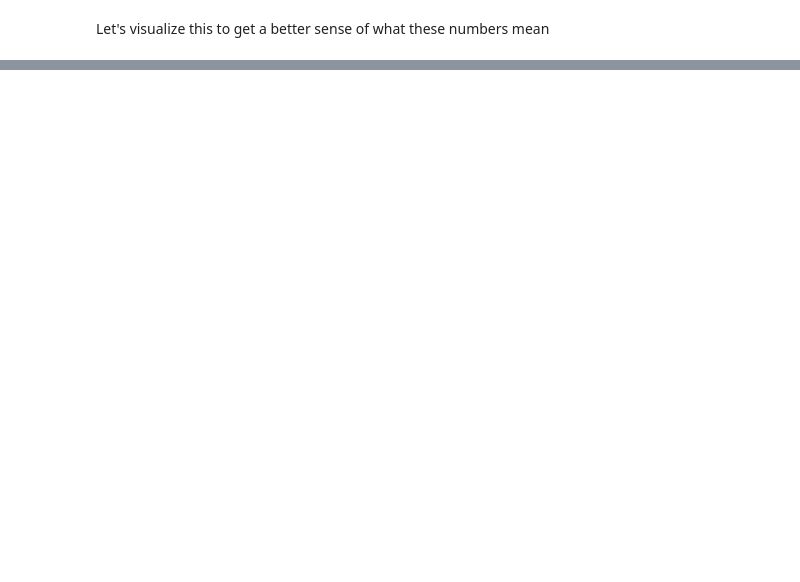
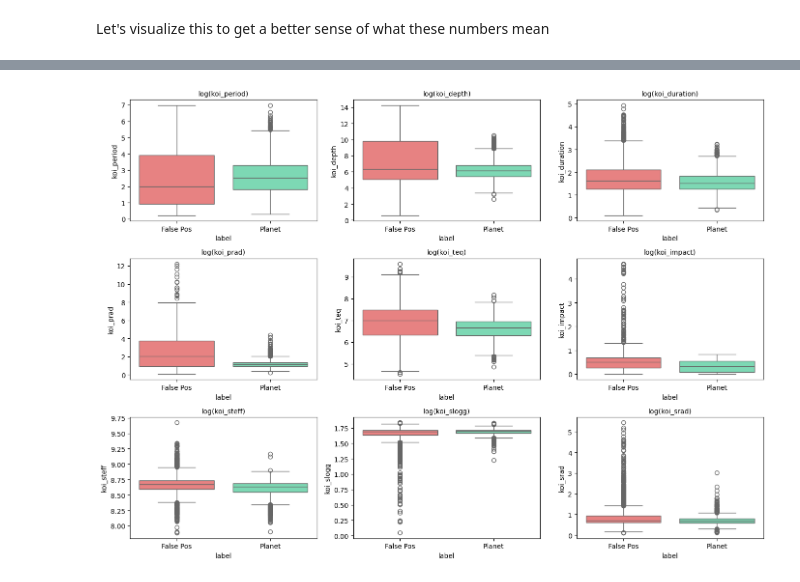
Before and after one commit to GitWorkingTime/exoplanet-transit-classifier, a Jupyter notebook: notebook/eda.ipynb, the cells around one changed output, grey strips where cells are left out. Cells and saved outputs as stored; diff of their text form; code cells hidden in the pictures; blank space fills up the shorter version.

```diff
--- a/notebook/eda.ipynb
+++ b/notebook/eda.ipynb
@@ -125,0 +213,15 @@ Right now, we can take note of how `koi_period`, `koi_depth`, `koi_prad`, `koi_d
+# %%
+fig, axes = plt.subplots(3, 3, figsize=(14, 10))
+for ax, col in zip(axes.ravel(), key_features):
+    data = df[[col, 'label']].dropna()
+    if col in log_features:
+        data[col] = np.log1p(data[col])
+    sns.boxplot(data=data, x='label', y=col, ax=ax,
+                hue='label', palette={0: '#f87171', 1: '#6ee7b7'}, legend=False)
+    ax.set_xticks([0, 1])
+    ax.set_xticklabels(['False Pos', 'Planet'])
+    ax.set_title(f'log({col})' if col in log_features else col, fontsize=10)
+plt.tight_layout()
+plt.show()
+# %% [output]
+[figure, added]
```
Also changed, not shown: parts of 8 cells of this notebook, 1 other file.
